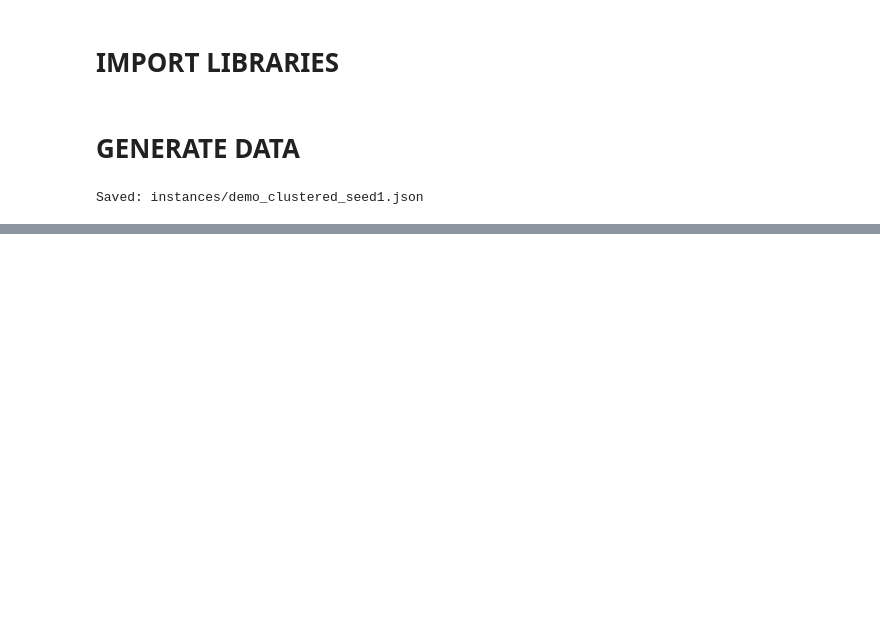
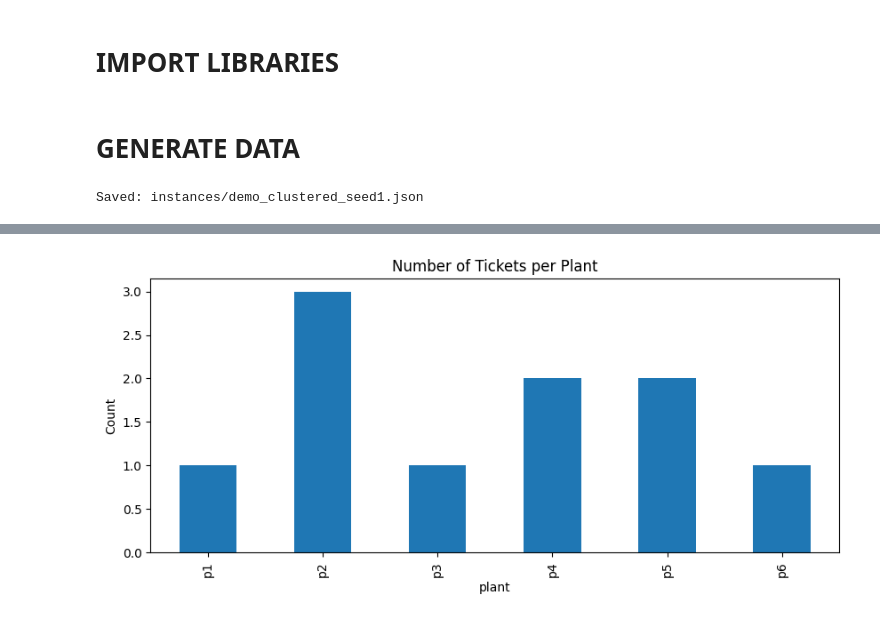
Before and after one commit to MatteoG96/A-Skill-Based-Technician-Routing-and-Scheduling-Model, a Jupyter notebook: data_generator.ipynb, the cells around one changed output, grey strips where cells are left out. Cells and saved outputs as stored; diff of their text form; code cells hidden in the pictures; blank space fills up the shorter version.

```diff
--- a/data_generator.ipynb
+++ b/data_generator.ipynb
@@ -331,0 +413,17 @@ Saved: instances/demo_clustered_seed1.json
+# %%
+node = data["node"]
+
+df_node = pd.DataFrame({
+    "ticket": list(node.keys()),
+    "plant": list(node.values())
+})
+
+counts = df_node["plant"].value_counts()
+
+plt.figure(figsize=(10, 4))
+counts.sort_index().plot(kind="bar")
+plt.title("Number of Tickets per Plant")
+plt.ylabel("Count")
+plt.show()
+# %% [output]
+[figure, added]
```
Also changed, not shown: parts of 8 cells of this notebook, 5 other files.
